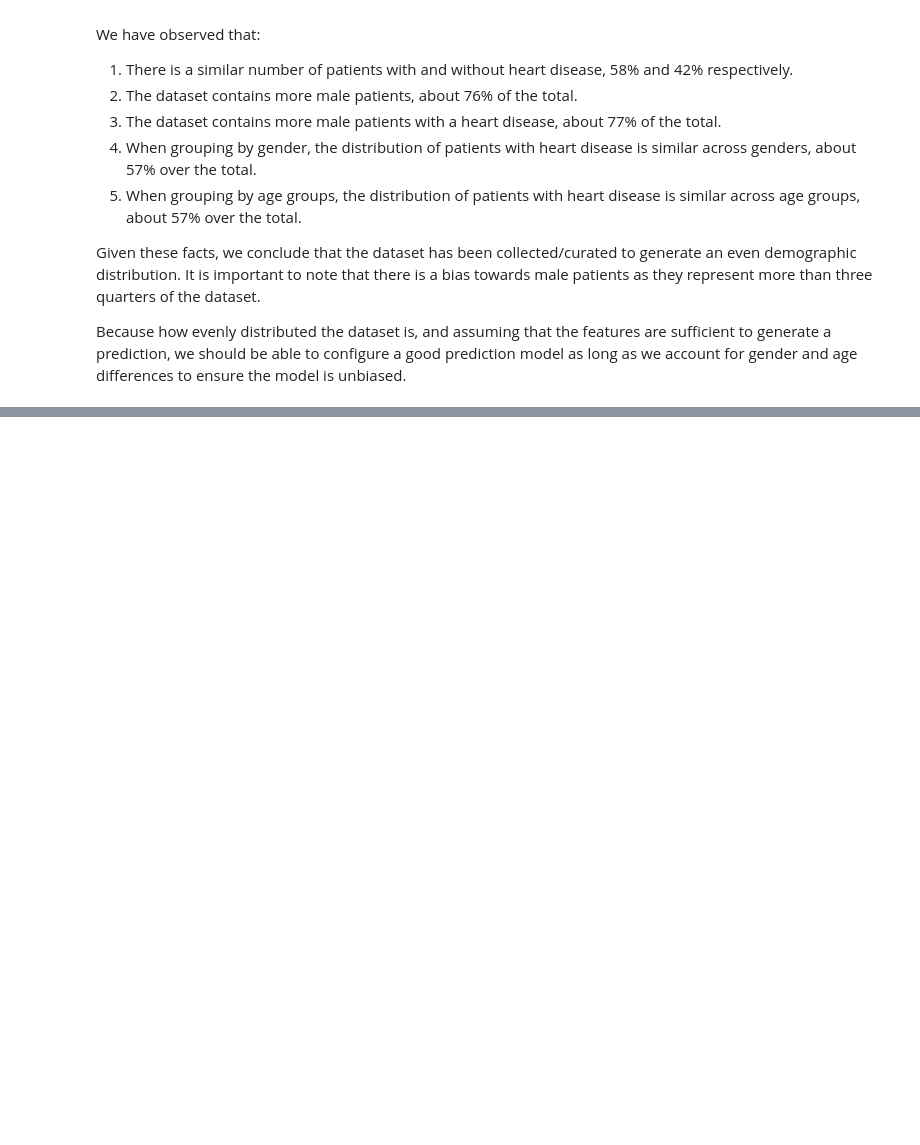
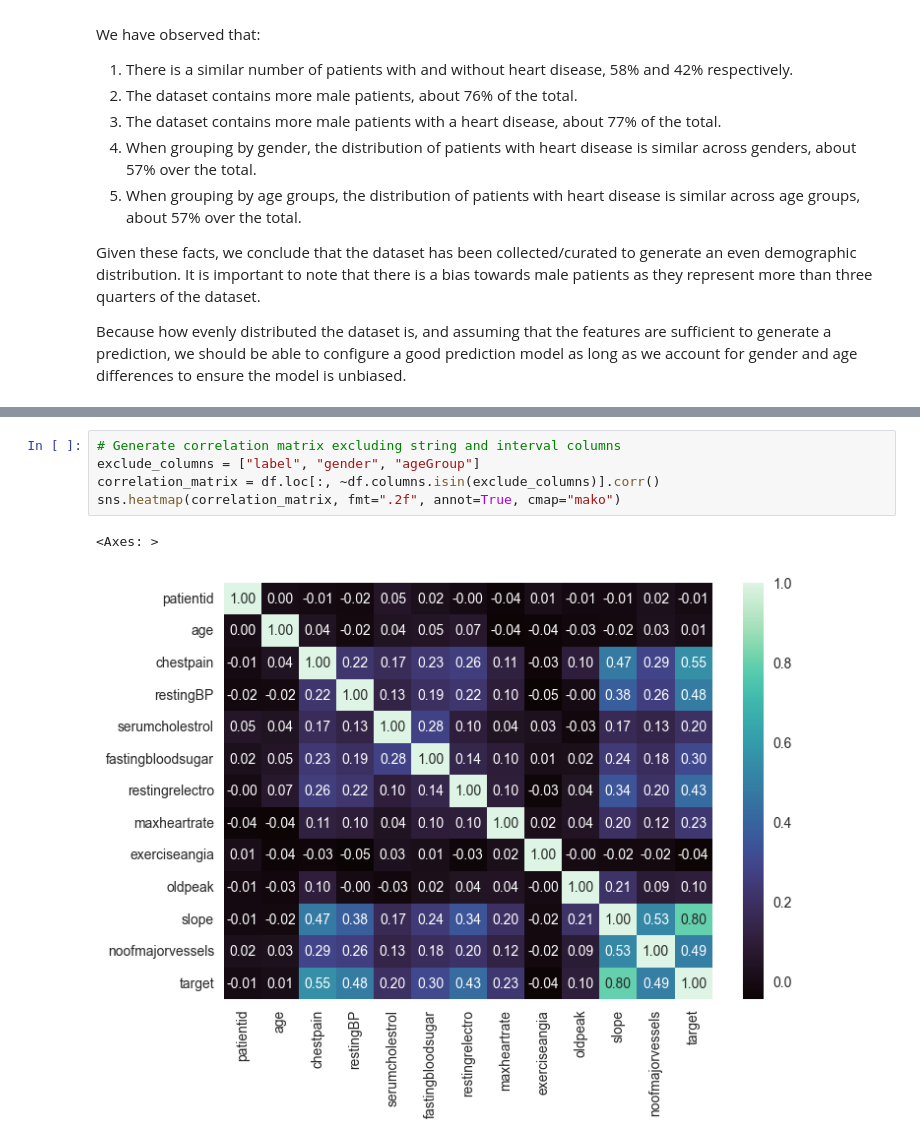
Before and after one commit to lexotero/kcl-7CCSONAR-analysis-and-reporting, a Jupyter notebook: src/notebook.ipynb, the cells around one changed output, grey strips where cells are left out. Cells and saved outputs as stored; diff of their text form; blank space fills up the shorter version.

Commit message:
Correlation matrix

```diff
--- a/src/notebook.ipynb
+++ b/src/notebook.ipynb
@@ -154,0 +186,8 @@ Because how evenly distributed the dataset is, and assuming that the features ar
+# %%
+# Generate correlation matrix excluding string and interval columns
+exclude_columns = ["label", "gender", "ageGroup"]
+correlation_matrix = df.loc[:, ~df.columns.isin(exclude_columns)].corr()
+sns.heatmap(correlation_matrix, fmt=".2f", annot=True, cmap="mako")
+# %% [output]
+<Axes: >
+[figure, added]
```
Also changed, not shown: parts of 4 cells of this notebook.
